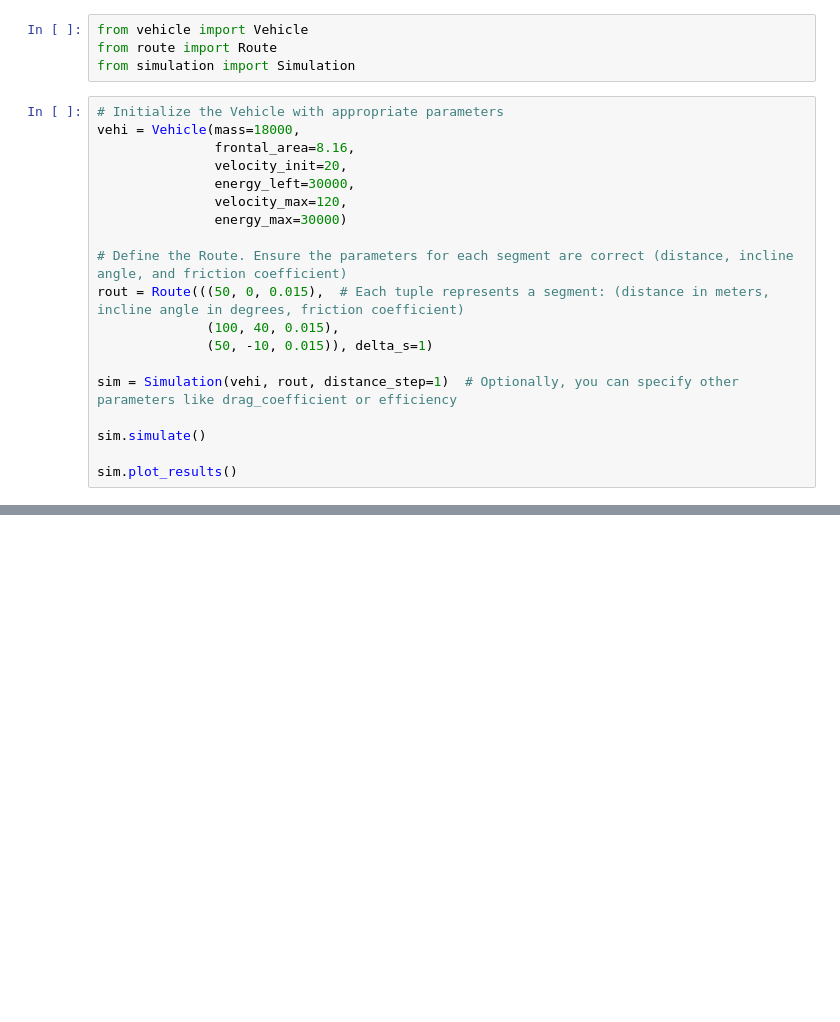
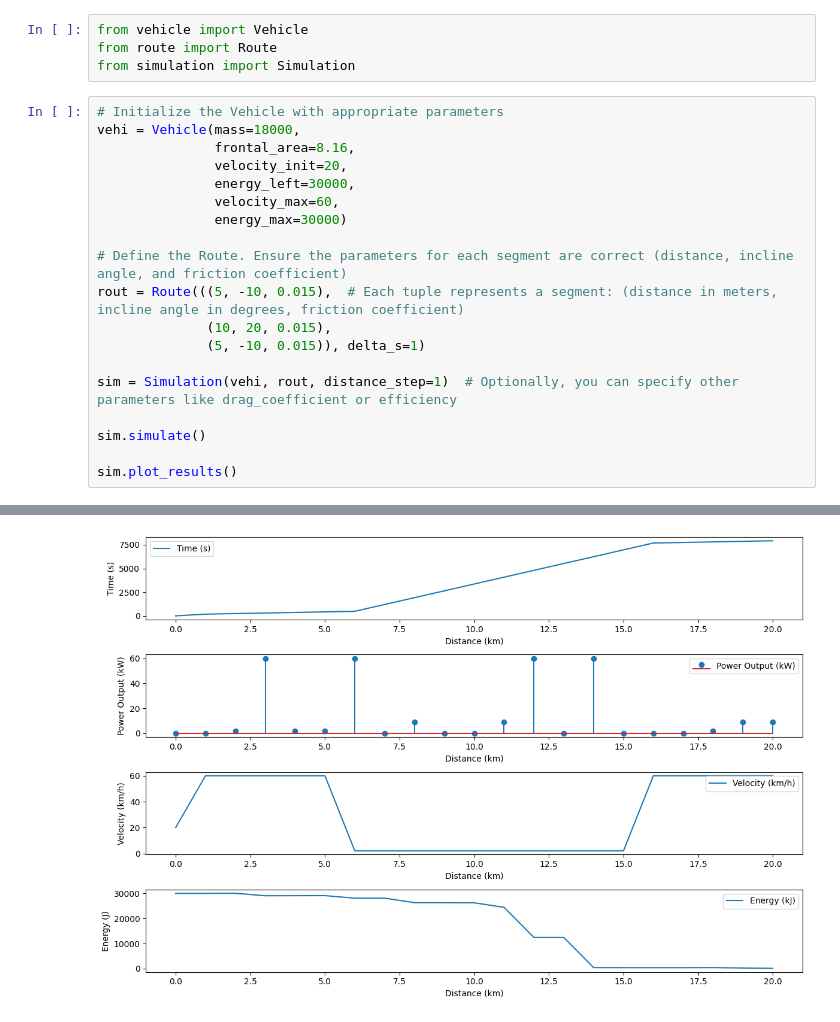
Before and after one commit to Languisher/Optimization-Projet-202403, a Jupyter notebook: final-edition/test.ipynb, the cells around one changed output, grey strips where cells are left out. Drawn from its saved outputs; the diff is of its cells as text; blank space fills up the shorter version.

```diff
--- a/final-edition/test.ipynb
+++ b/final-edition/test.ipynb
@@ -11,13 +11,13 @@ vehi = Vehicle(mass=18000,
                frontal_area=8.16,
                velocity_init=20,
                energy_left=30000,
-               velocity_max=120,
+               velocity_max=60,
                energy_max=30000)
 
 # Define the Route. Ensure the parameters for each segment are correct (distance, incline angle, and friction coefficient)
-rout = Route(((50, 0, 0.015),  # Each tuple represents a segment: (distance in meters, incline angle in degrees, friction coefficient)
-              (100, 40, 0.015),
-              (50, -10, 0.015)), delta_s=1)
+rout = Route(((5, -10, 0.015),  # Each tuple represents a segment: (distance in meters, incline angle in degrees, friction coefficient)
+              (10, 20, 0.015),
+              (5, -10, 0.015)), delta_s=1)
 
 sim = Simulation(vehi, rout, distance_step=1)  # Optionally, you can specify other parameters like drag_coefficient or efficiency
 
@@ -28,0 +45 @@ TypeError: cannot unpack non-iterable int object
+[figure, added]
```
Also changed, not shown: parts of 1 cell of this notebook, 1 other file.
